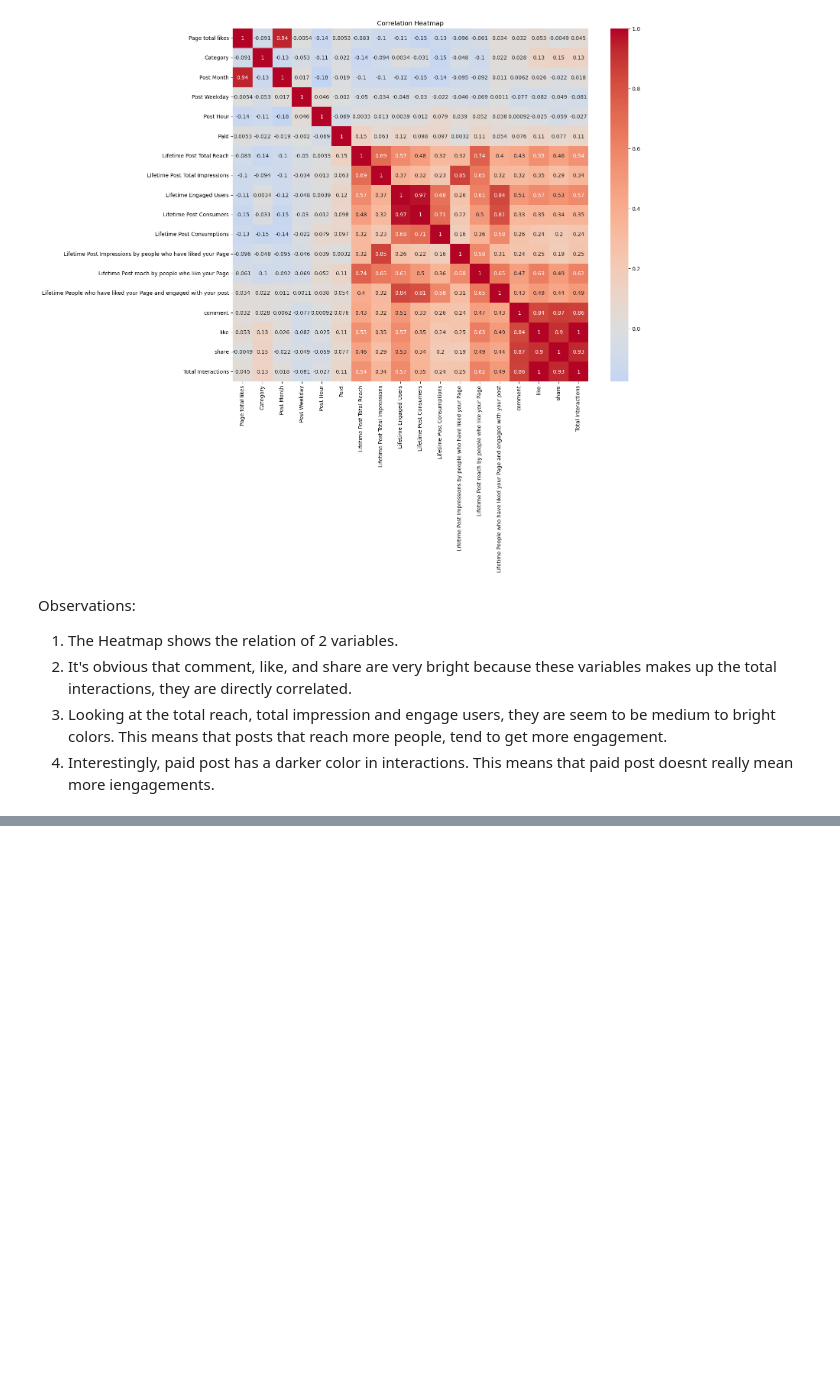
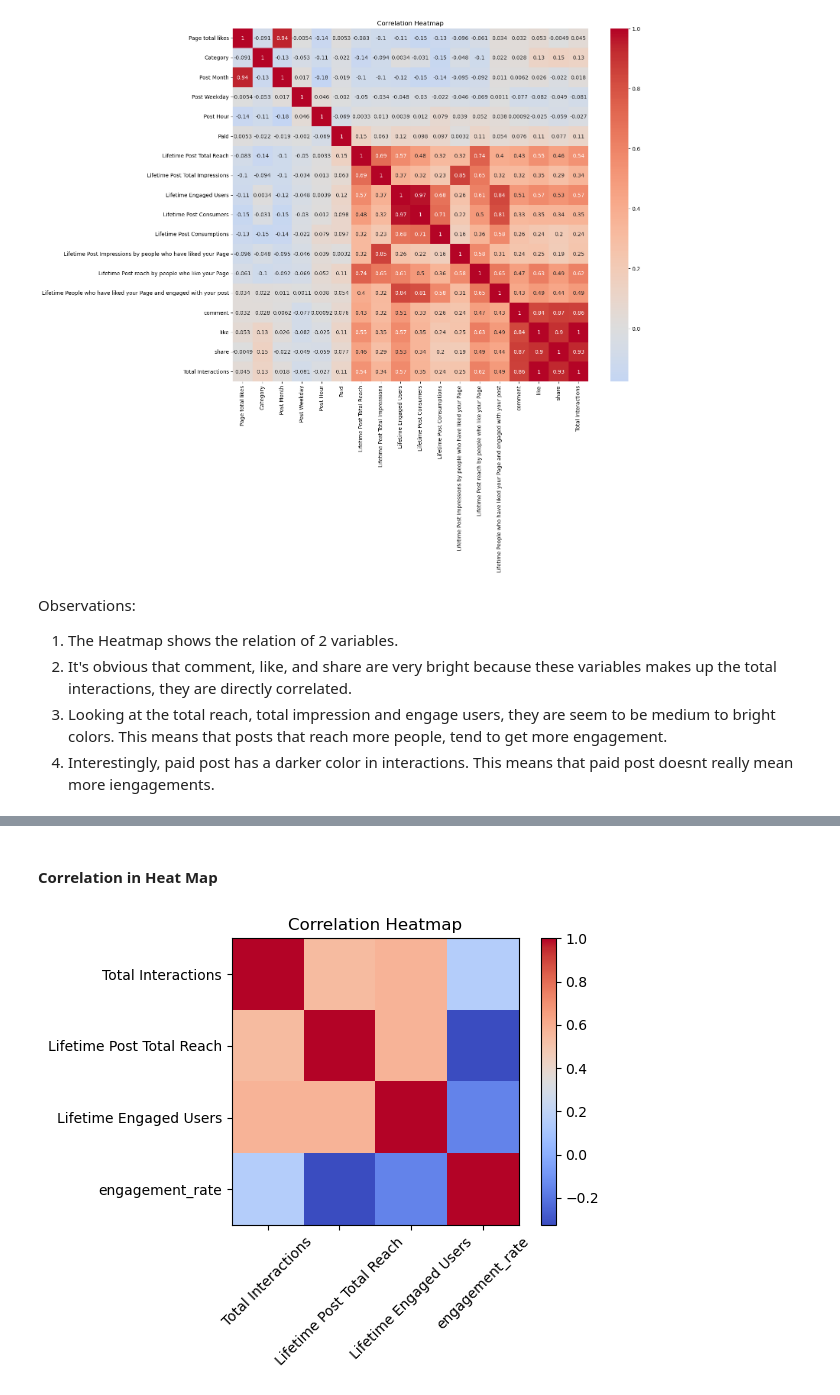
Before and after one commit to nicolous-peril/facebook-engagement-analysis, a Jupyter notebook: code/01_explore.ipynb, the cells around one changed output, grey strips where cells are left out. Drawn from its saved outputs; the diff is of its cells as text; code cells hidden in the pictures; blank space fills up the shorter version.

```diff
--- a/code/01_explore.ipynb
+++ b/code/01_explore.ipynb
@@ -143,0 +179,24 @@ Observations:
+# %% [markdown]
+#### Correlation in Heat Map
+# %%
+cols = [
+    'Total Interactions',
+    'Lifetime Post Total Reach',
+    'Lifetime Engaged Users',
+    'engagement_rate'
+]
+
+corr = df[cols].corr()
+
+plt.figure()
+plt.imshow(corr, cmap='coolwarm')
+plt.colorbar()
+
+plt.xticks(range(len(cols)), cols, rotation=45)
+plt.yticks(range(len(cols)), cols)
+
+plt.title("Correlation Heatmap")
+plt.tight_layout()
+plt.show()
+# %% [output]
+[figure, added]
```
Also changed, not shown: parts of 8 cells of this notebook, 1 other file.
